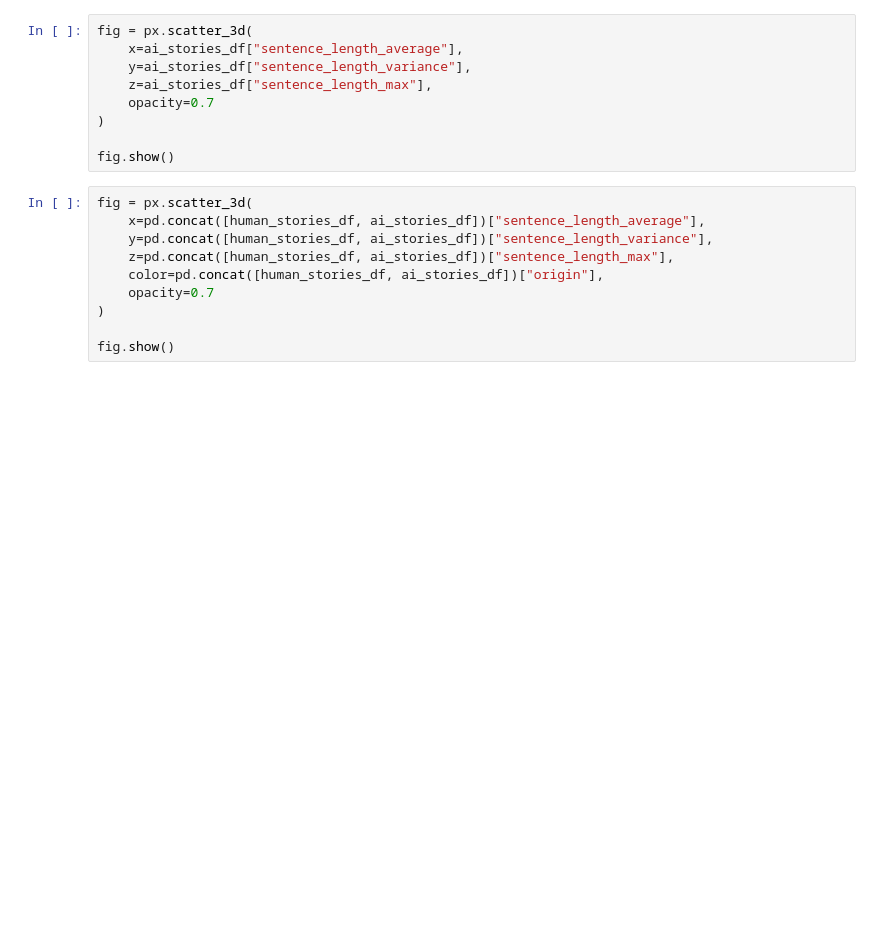
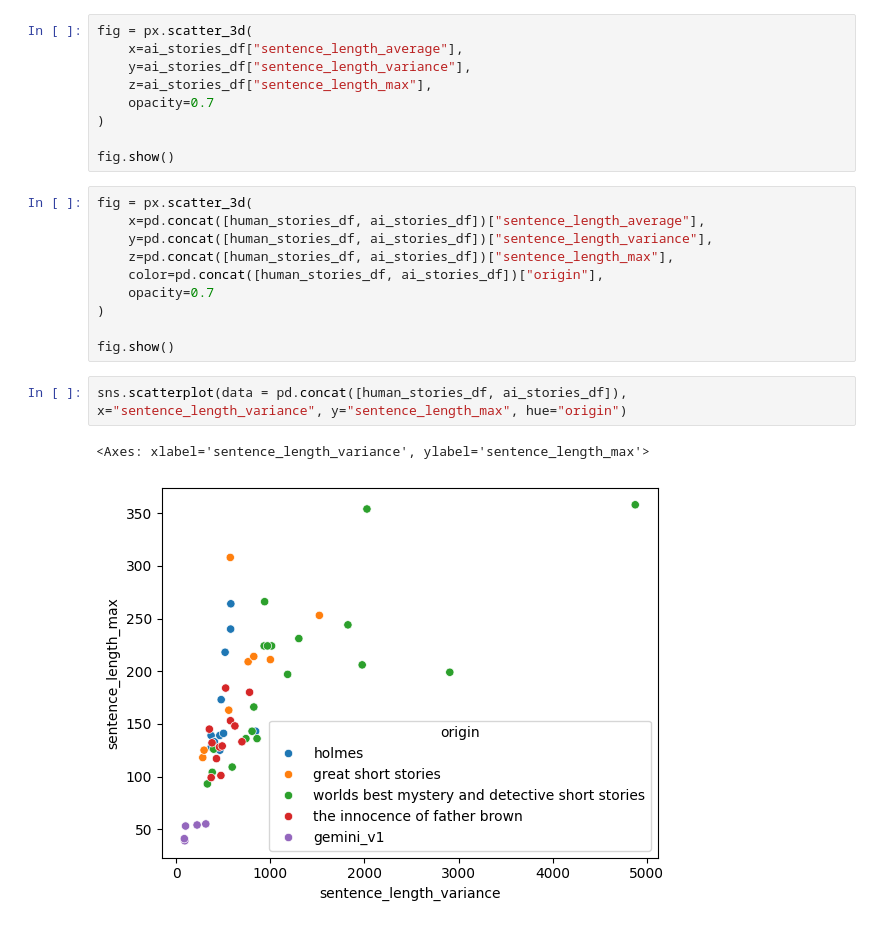
Before and after one commit to tomneisel/ai-written-story-recognition, a Jupyter notebook: notebooks/story_exploration.ipynb, the cells around one changed output. Saved outputs shown, nothing was run; the diff lists cells and outputs as text; blank space fills up the shorter version.

Commit message:
added human vs. gemini plot

```diff
--- a/notebooks/human_story_exploration.ipynb
+++ b/notebooks/story_exploration.ipynb
@@ -209,3 +203,8 @@ fig = px.scatter_3d(
 )
 
 fig.show()
+# %%
+sns.scatterplot(data = pd.concat([human_stories_df, ai_stories_df]), x="sentence_length_variance", y="sentence_length_max", hue="origin")
+# %% [output]
+<Axes: xlabel='sentence_length_variance', ylabel='sentence_length_max'>
+[figure, added]
```
Also changed, not shown: parts of 1 cell of this notebook.
